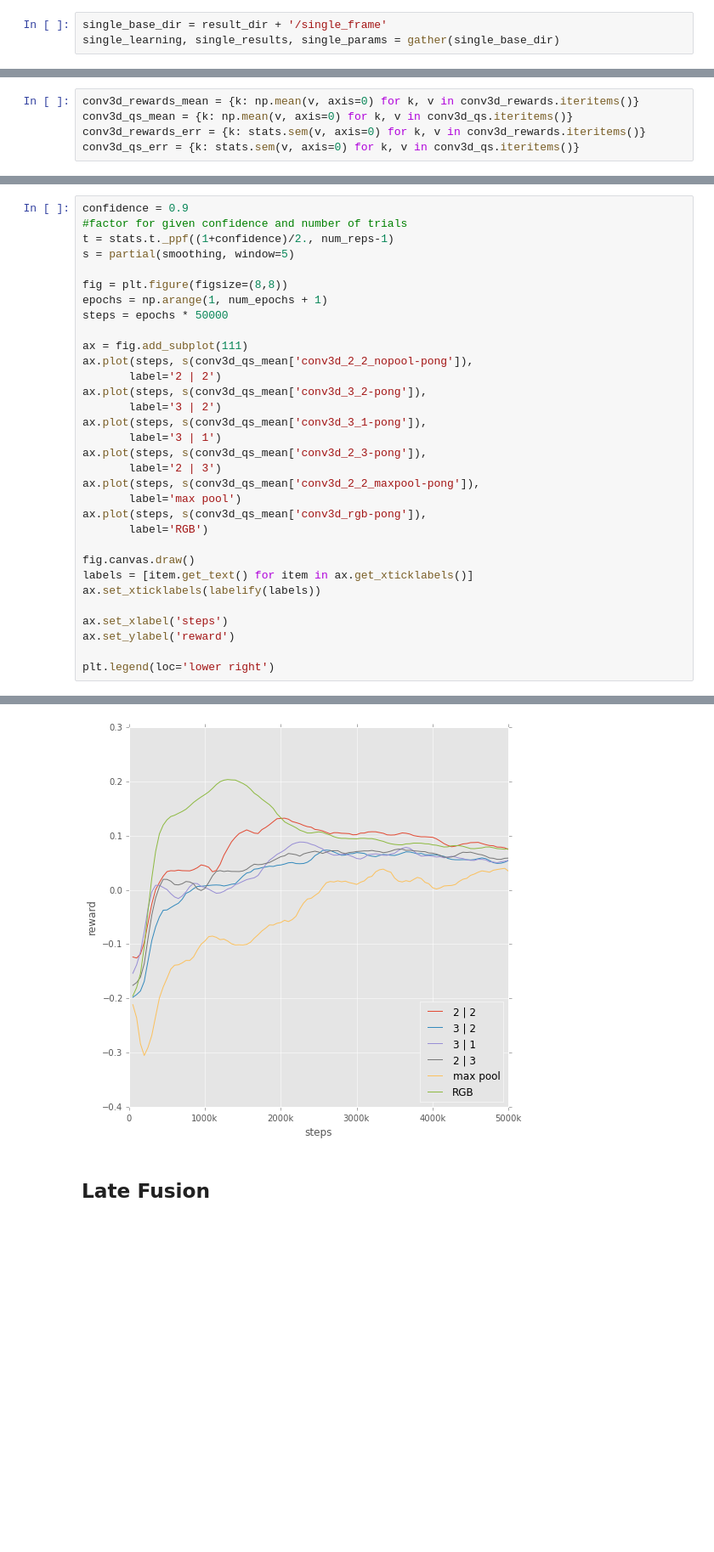
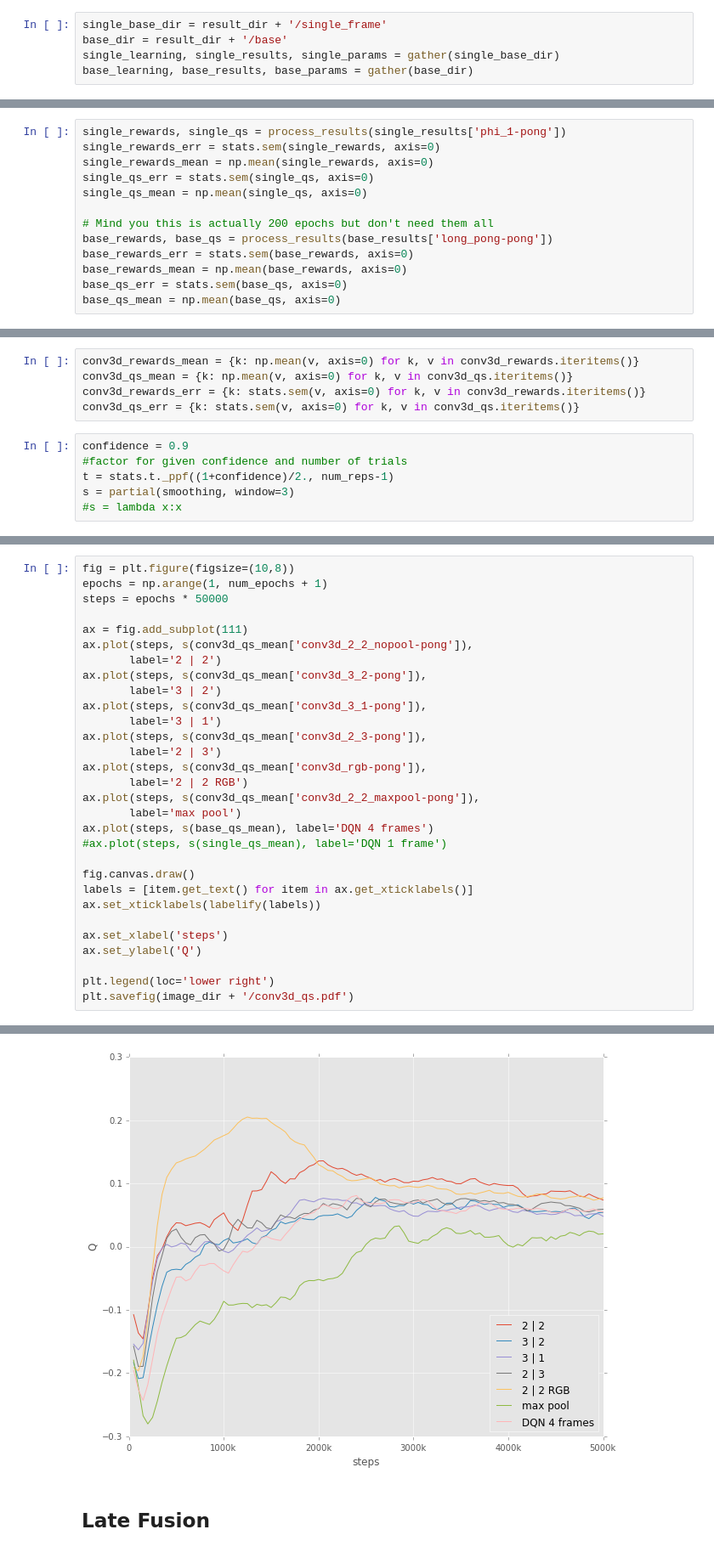
Before and after one commit to rubenvereecken/thesis, a Jupyter notebook: notebooks/Analysis.ipynb, the cells around one changed output, grey strips where cells are left out. Shown: that part at 85% size. Saved outputs shown, nothing was run; the diff lists cells and outputs as text; blank space fills up the shorter version.

```diff
--- a/notebooks/Analysis.ipynb
+++ b/notebooks/Analysis.ipynb
@@ -57,6 +58,8 @@ def process_results_for_games(results, games, num_reps=5, num_epochs=100):
 labelify = lambda labels: map(lambda l: l if int(l) < 1000 else str(int(l) / 1000) + 'k', labels)
 # %%
 single_base_dir = result_dir + '/single_frame'
+base_dir = result_dir + '/base'
 single_learning, single_results, single_params = gather(single_base_dir)
+base_learning, base_results, base_params = gather(base_dir)
 # %% [output]
 phi_1-pong
@@ -67,3 +67,16 @@ single_rewards_mean = np.mean(single_rewards, axis=0)
+# %%
+single_rewards, single_qs = process_results(single_results['phi_1-pong'])
+single_rewards_err = stats.sem(single_rewards, axis=0)
+single_rewards_mean = np.mean(single_rewards, axis=0)
+single_qs_err = stats.sem(single_qs, axis=0)
+single_qs_mean = np.mean(single_qs, axis=0)
+
+# Mind you this is actually 200 epochs but don't need them all
+base_rewards, base_qs = process_results(base_results['long_pong-pong'])
+base_rewards_err = stats.sem(base_rewards, axis=0)
+base_rewards_mean = np.mean(base_rewards, axis=0)
+base_qs_err = stats.sem(base_qs, axis=0)
+base_qs_mean = np.mean(base_qs, axis=0)
 # %% [markdown]
 ## Frame Stacking
 # %%
@@ -166,4 +228,10 @@ conv3d_rewards_mean = {k: np.mean(v, axis=0) for k, v in conv3d_rewards.iteritem
 conv3d_qs_mean = {k: np.mean(v, axis=0) for k, v in conv3d_qs.iteritems()}
 conv3d_rewards_err = {k: stats.sem(v, axis=0) for k, v in conv3d_rewards.iteritems()}
 conv3d_qs_err = {k: stats.sem(v, axis=0) for k, v in conv3d_qs.iteritems()}
+# %%
+confidence = 0.9
+#factor for given confidence and number of trials
+t = stats.t._ppf((1+confidence)/2., num_reps-1)
+s = partial(smoothing, window=3)
+#s = lambda x:x
 # %%
@@ -204,10 +271,5 @@ plt.legend(loc='lower right')
 # %%
-confidence = 0.9
-#factor for given confidence and number of trials
-t = stats.t._ppf((1+confidence)/2., num_reps-1)
-s = partial(smoothing, window=5)
-
-fig = plt.figure(figsize=(8,8))
+fig = plt.figure(figsize=(10,8))
 epochs = np.arange(1, num_epochs + 1)
 steps = epochs * 50000
 
@@ -220,17 +282,20 @@ ax.plot(steps, s(conv3d_qs_mean['conv3d_3_1-pong']),
        label='3 | 1')
 ax.plot(steps, s(conv3d_qs_mean['conv3d_2_3-pong']),
        label='2 | 3')
+ax.plot(steps, s(conv3d_qs_mean['conv3d_rgb-pong']),
+       label='2 | 2 RGB')
 ax.plot(steps, s(conv3d_qs_mean['conv3d_2_2_maxpool-pong']),
        label='max pool')
-ax.plot(steps, s(conv3d_qs_mean['conv3d_rgb-pong']),
-       label='RGB')
+ax.plot(steps, s(base_qs_mean), label='DQN 4 frames')
+#ax.plot(steps, s(single_qs_mean), label='DQN 1 frame')
 
 fig.canvas.draw()
 labels = [item.get_text() for item in ax.get_xticklabels()]
 ax.set_xticklabels(labelify(labels))
 
 ax.set_xlabel('steps')
-ax.set_ylabel('reward')
+ax.set_ylabel('Q')
 
 plt.legend(loc='lower right')
+plt.savefig(image_dir + '/conv3d_qs.pdf')
 # %% [output]
@@ -238,4 +302,4 @@ plt.legend(loc='lower right')
-[figure, old version]
+[figure, new version]
 # %% [markdown]
 ## Late Fusion
 # %%
```
Also changed, not shown: parts of 20 cells of this notebook, 33 other files.
